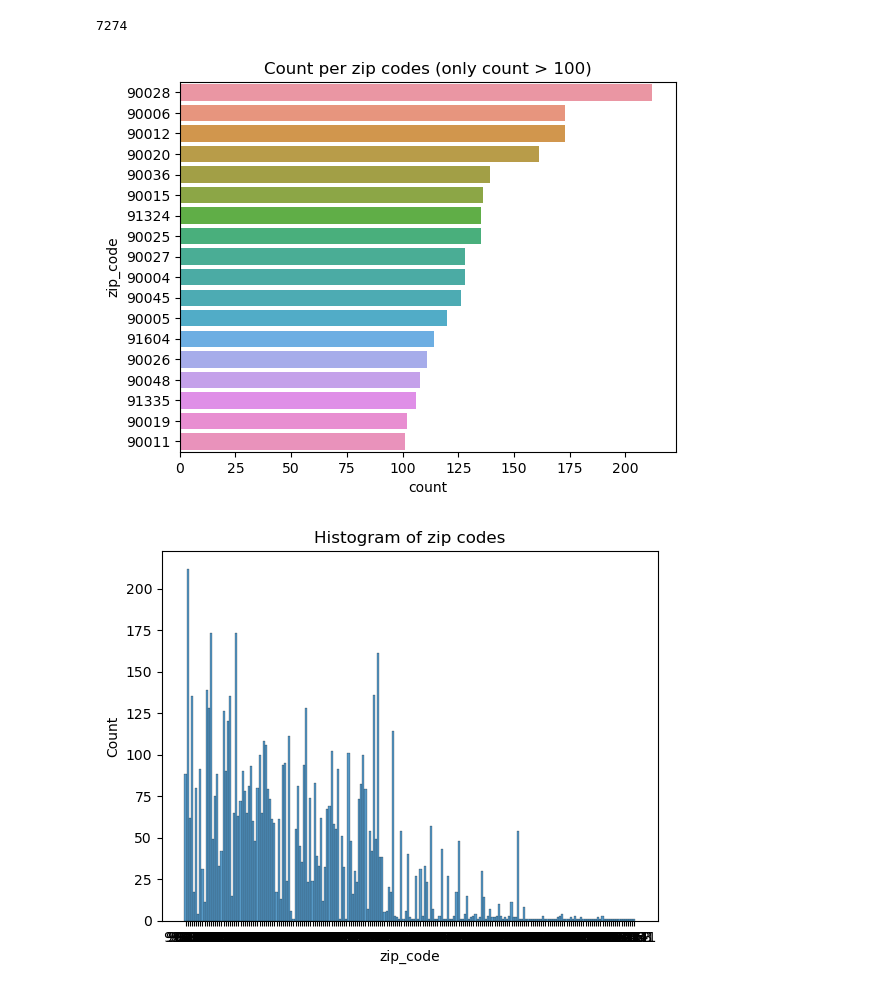
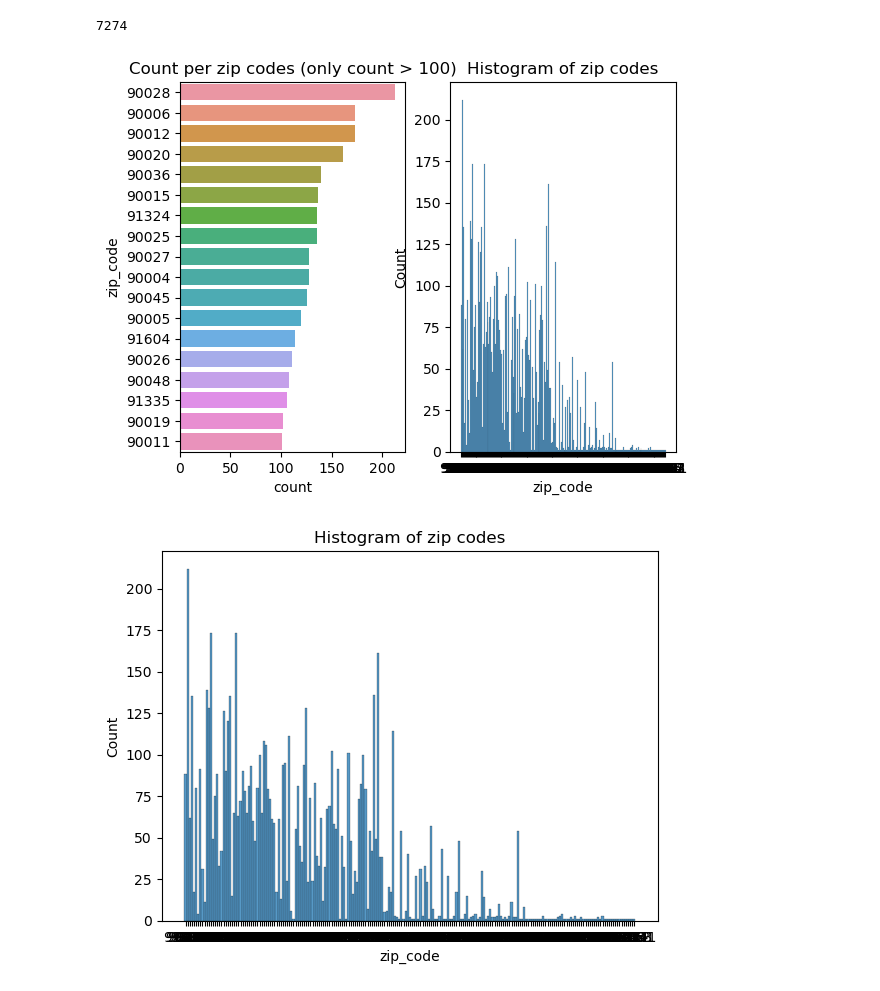
Before and after one commit to Ryankwon03/Optimal-Business-Location-for-Restaurants, a Jupyter notebook: scripts/crime_preprocess_neal.ipynb, the cells around one changed output. Saved outputs shown, nothing was run; the diff lists cells and outputs as text; code cells hidden in the pictures.

```diff
--- a/scripts/crime_preprocess_neal.ipynb
+++ b/scripts/crime_preprocess_neal.ipynb
@@ -71,21 +71,28 @@ len(restaurant_df_mod1)
 # %% [output]
 7274
 # %%
-fig, ax = plt.subplots(nrows=1,ncols=1)
+fig, ax = plt.subplots(nrows=1,ncols=2)
 
 #getting a list of all zip codes and their count
 zip_code_count = pd.DataFrame(restaurant_df_mod1.loc[:,'zip_code'].value_counts()
                               ).reset_index()
 
 zip_code_count.columns = ['zip_code','count']
 
 sns.barplot(y = 'zip_code',
             x = 'count',
-            data = zip_code_count.loc[zip_code_count['count'] > 100]
+            data = zip_code_count.loc[zip_code_count['count'] > 100],
+            ax = ax[0]
             ).set(title='Count per zip codes (only count > 100)')
+
+sns.histplot(data = restaurant_df_mod1,
+             x = 'zip_code',
+             ax=ax[1]
+             ).set(title = 'Histogram of zip codes')
+
 plt.show()
 # %% [output]
-[figure, old version]
+[figure, new version]
 # %%
 sns.histplot(data = restaurant_df_mod1,
              x = 'zip_code'
```
Also changed, not shown: 1 other file.
